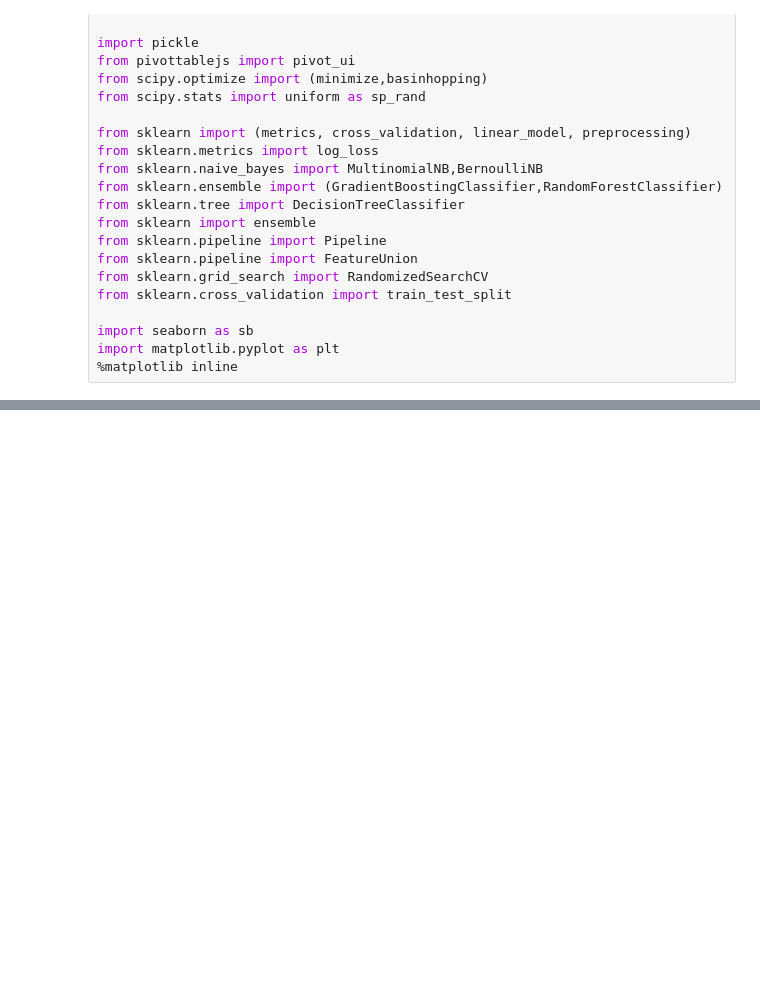
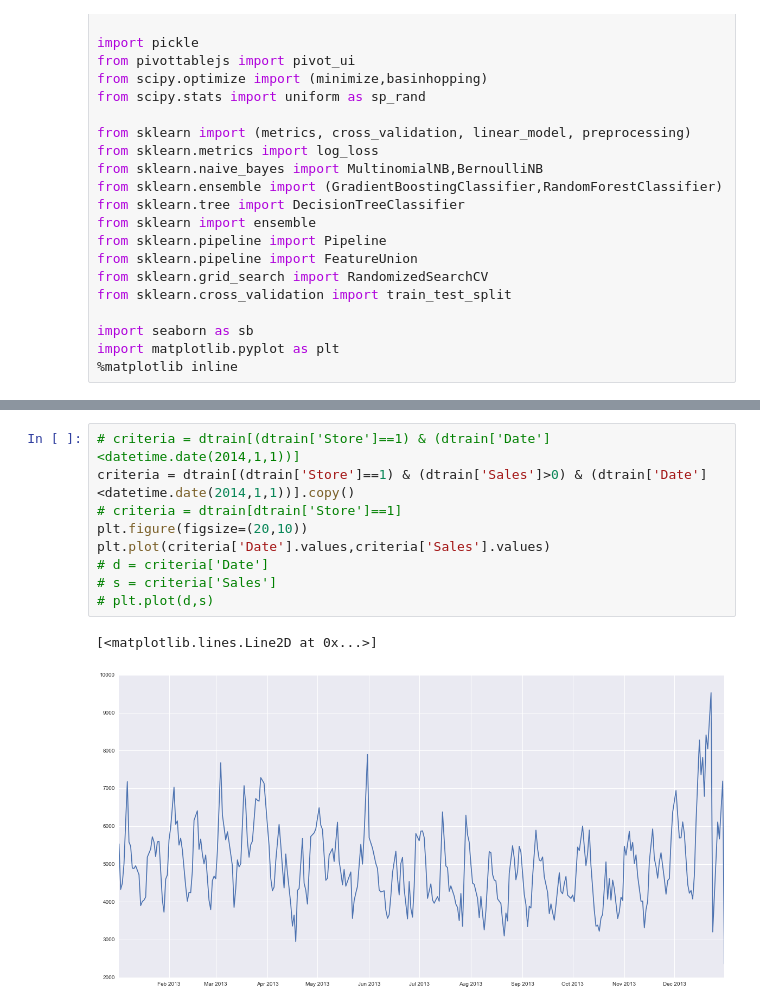
Before and after one commit to chenjennhaur/machinelearning, a Jupyter notebook: rossmann.ipynb, the cells around one changed output, grey strips where cells are left out. Saved outputs shown, nothing was run; the diff lists cells and outputs as text; blank space fills up the shorter version.

```diff
--- a/rossmann.ipynb
+++ b/rossmann.ipynb
@@ -86,0 +113,12 @@ memory usage: 2.2+ MB
+# %%
+# criteria = dtrain[(dtrain['Store']==1) & (dtrain['Date']<datetime.date(2014,1,1))]
+criteria = dtrain[(dtrain['Store']==1) & (dtrain['Sales']>0) & (dtrain['Date']<datetime.date(2014,1,1))].copy()
+# criteria = dtrain[dtrain['Store']==1]
+plt.figure(figsize=(20,10))
+plt.plot(criteria['Date'].values,criteria['Sales'].values)
+# d = criteria['Date']
+# s = criteria['Sales']
+# plt.plot(d,s)
+# %% [output]
+[<matplotlib.lines.Line2D at 0x...>]
+[figure, added]
```
Also changed, not shown: parts of 10 cells of this notebook.
